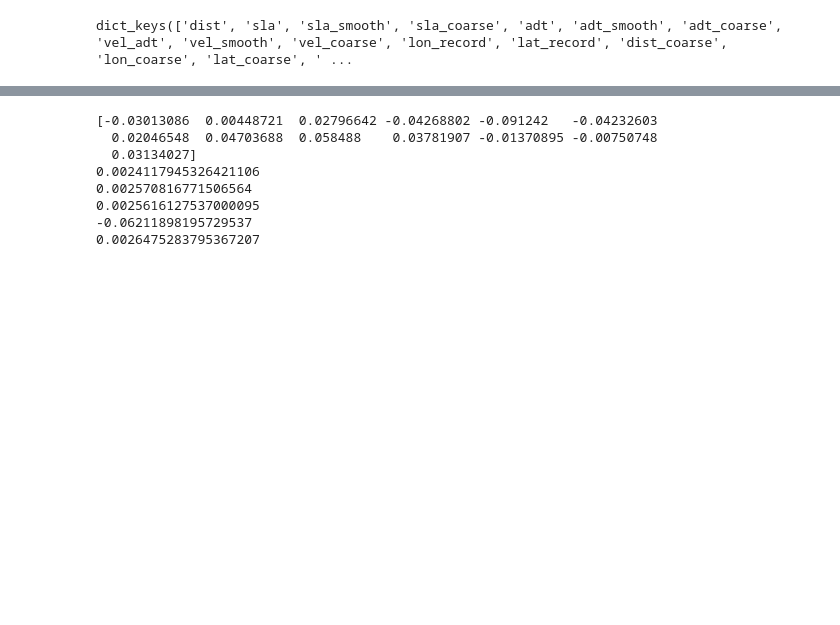
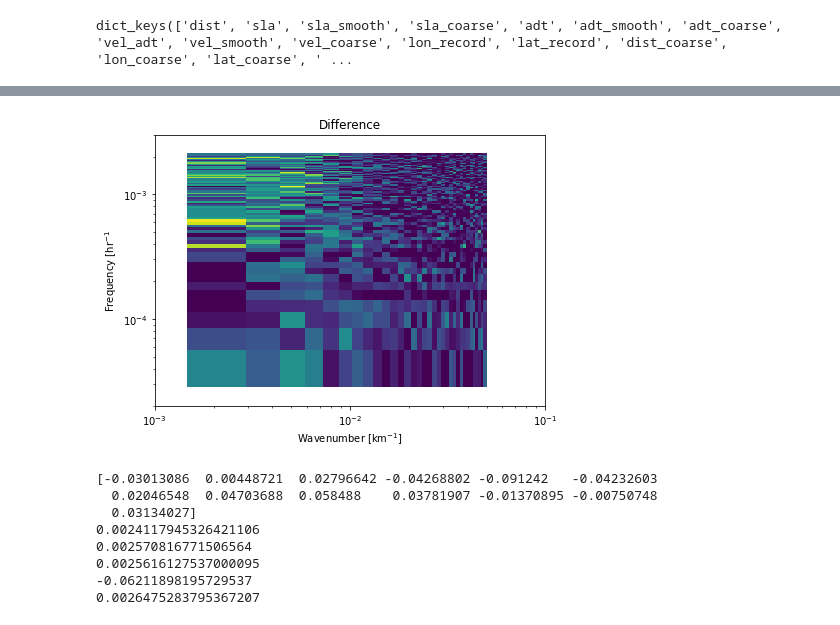
Before and after one commit to jakesteinberg/CPT, a Jupyter notebook: global_along_track_spectra.ipynb, the cells around one changed output, grey strips where cells are left out. Saved outputs shown, nothing was run; the diff lists cells and outputs as text; code cells hidden in the pictures; blank space fills up the shorter version.

Commit message:
space time interpolation

```diff
--- a/global_along_track_spectra.ipynb
+++ b/global_along_track_spectra.ipynb
@@ -59,7 +59,7 @@ year_time = np.mod(year_time_tot, 1)
 # -- mesoscale wavenumber band
 meso = [70, 250]
 # -- half width of window over which to compute spectra
-spec_win = 400  # should be at least as long meso[1], probably twice as large
+spec_win = 350  # should be at least as long meso[1], probably twice as large
 # -- number of samples in each spectral estimate
 spec_win_ind = np.int(spec_win / hor_grid_spacing)
 dx = hor_grid_spacing
@@ -306,0 +339,18 @@ def interpolate_nans2(data, grid, cutoff):  # SLA
+# %%
+i = 0
+spec_loc = f_spec_locs2[i] # along-track location (index) of where to center spectra
+this_sig00 = this_sla_tgrid_interp.copy()  # [time, distance], regular space and time grids
+this_sig0 = this_sig00 - np.tile(np.nanmean(this_sig0, axis=0), (len(t_grid), 1))
+this_sig = this_sig0[0:np.int(np.round(t_win_ind)) + 2, (spec_loc - spec_win_ind):(spec_loc + spec_win_ind + 1)]
+this_sig[0, 0] = np.nan
+#this_sig[0, 10:20] = np.nan
+# this_sig[0, 26:30] = np.nan
+# this_sig[0, -1] = np.nan
+# this_sig[0, -2] = np.nan
+y = this_sig[0, :].copy()
+print(y)
+
+cutoff = 5
+nans, x = nan_helper(y)
+interp_sig, nan_segments, nans_to_interp_boolean = interp_nan(nans, x, cutoff)
+print(interp_sig)
@@ -337,3 +518,19 @@ array([ 0.15004429,  0.13752069,  0.12459921,  0.11142053,  0.09994555,
+# %%
+levs = np.linspace(10**(-9), 3*10**(0), 40)
+fig, ax = plt.subplots(1, 1, figsize=(7,5))
+ax.pcolormesh(k[1:], f[1:],  \
+              np.nanmean(np.log10(test1[5:10, 1:, 1:]), axis=0) - np.nanmean(np.log10(test1[10:, 1:, 1:]), axis=0), \
+              vmin=levs[0], vmax=levs[-1])
+ax.set_ylabel('Frequency [hr$^{-1}$')
+ax.set_xlabel('Wavenumber [km$^{-1}$]')
+ax.set_title('Difference')
+ax.set_yscale('log')
+ax.set_xscale('log')
+ax.set_ylim([2*10**(-5), 3*10**(-3)])
+ax.set_xlim([1*10**(-3), 10**(-1)])
+plt.show()
+# %% [output]
+[figure, added]
 # %%
 # wavenumber spectra test (compute at one location along one track)
 
```
Also changed, not shown: parts of 11 cells of this notebook, 1 other file.
